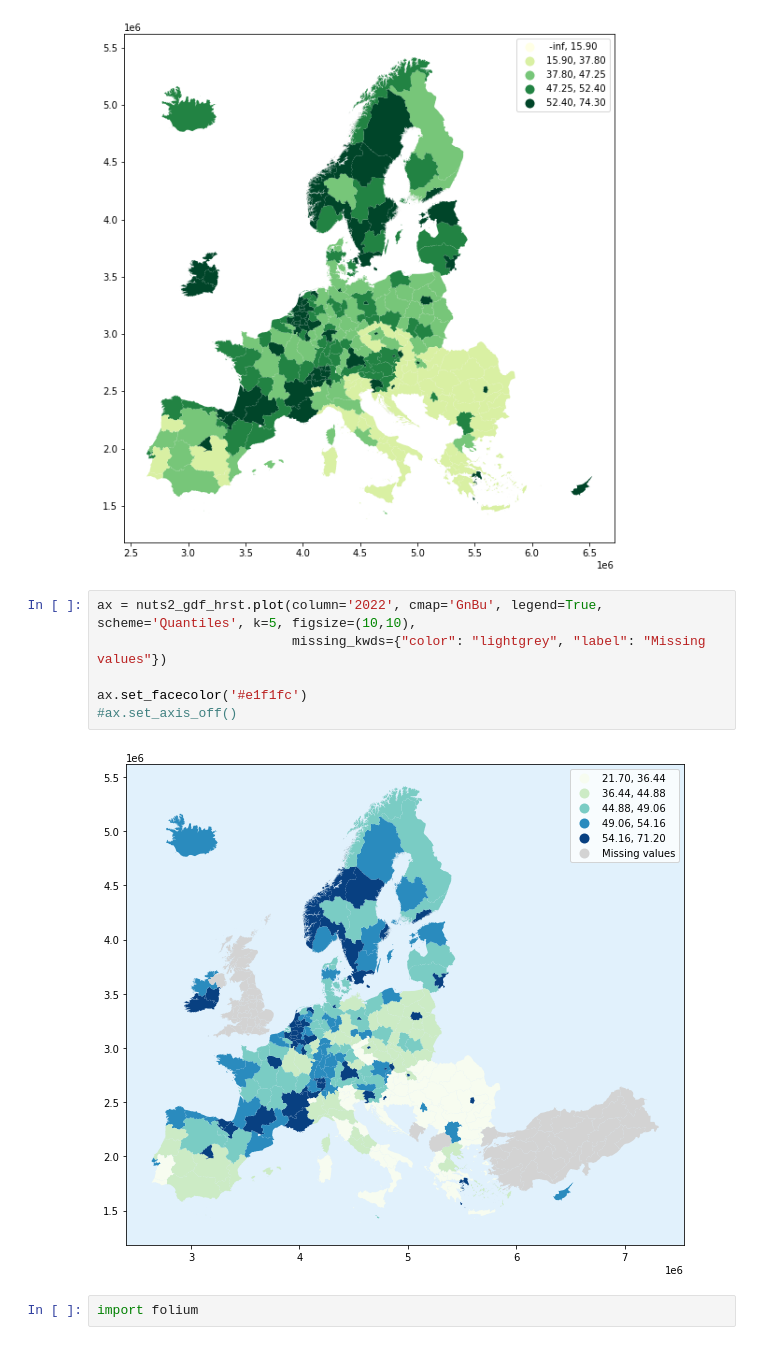
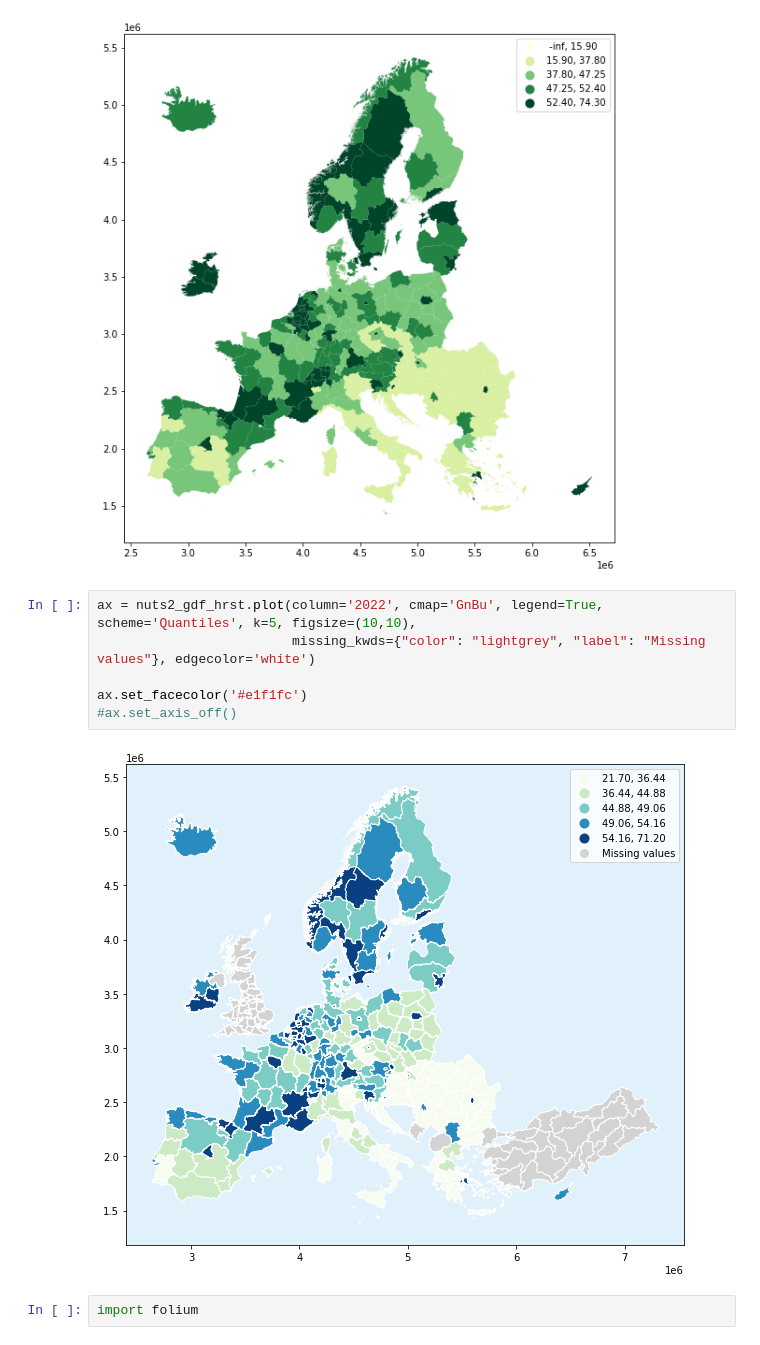
Before and after one commit to GISAdamToth/ArcGIS_Notebooks_thesis, a Jupyter notebook: eurostat/eurostat.ipynb, the cells around one changed output. Drawn from its saved outputs; the diff is of its cells as text.

Commit message:
edgecolor

```diff
--- a/eurostat/eurostat.ipynb
+++ b/eurostat/eurostat.ipynb
@@ -499,12 +501,12 @@ nuts2_gdf_hrst.plot(column='2022', cmap='YlGn', legend=True, scheme='BoxPlot', k
 [figure]
 # %%
 ax = nuts2_gdf_hrst.plot(column='2022', cmap='GnBu', legend=True, scheme='Quantiles', k=5, figsize=(10,10),
-                         missing_kwds={"color": "lightgrey", "label": "Missing values"})
+                         missing_kwds={"color": "lightgrey", "label": "Missing values"}, edgecolor='white')
 
 ax.set_facecolor('#e1f1fc')
 #ax.set_axis_off()
 # %% [output]
-[figure, old version]
+[figure, new version]
 # %%
 import folium
 # %%
```
Also changed, not shown: parts of 5 cells of this notebook.
